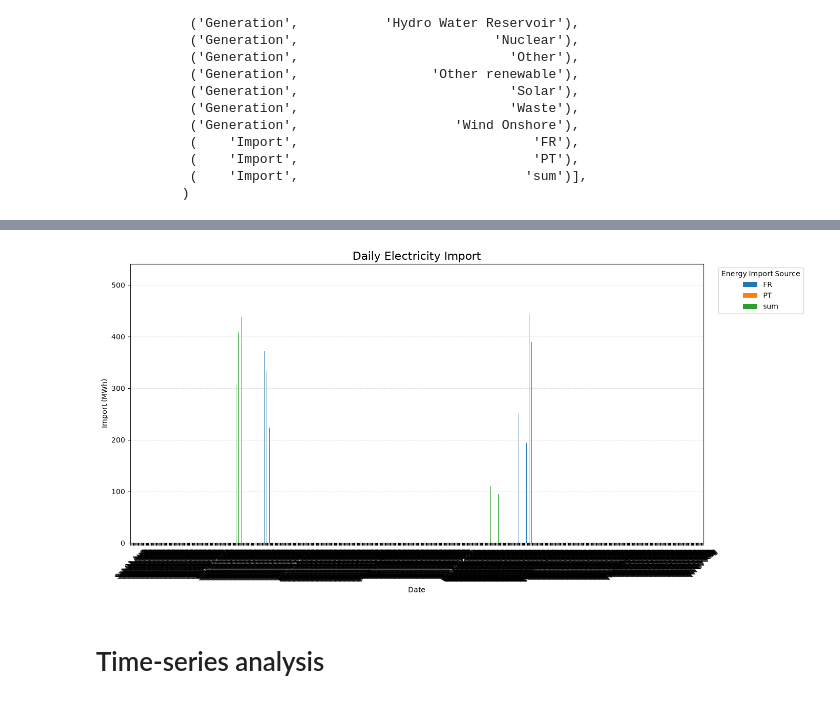
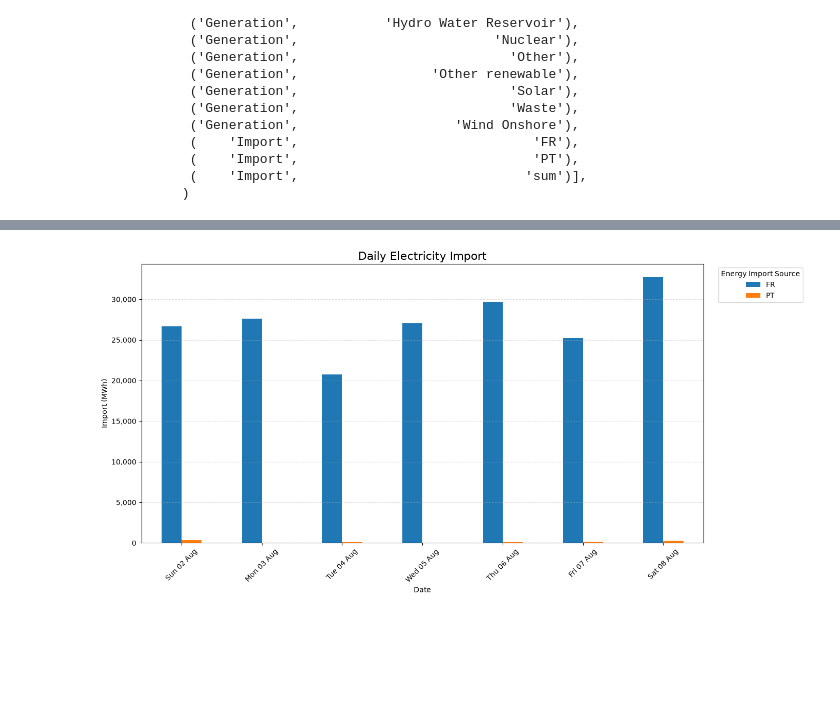
Before and after one commit to DianaDorobantu/electricity-market-brief, a Jupyter notebook: notebooks/entsoe_generation_import_eda.ipynb, the cells around one changed output, grey strips where cells are left out. Drawn from its saved outputs; the diff is of its cells as text; code cells hidden in the pictures; blank space fills up the shorter version.

Commit message:
update generation&import entsoe raw eda

```diff
--- a/notebooks/entsoe_generation_import_eda.ipynb
+++ b/notebooks/entsoe_generation_import_eda.ipynb
@@ -184,10 +186,12 @@ daily_generation_mwh
 # %%
 # Daily IMPORT by location source in MWh
-daily_import_mwh = df.xs(
-    "Import",
-    axis=1,
-    level=0
-).resample("D").sum()  * 0.25
+daily_import_mwh = (
+    df.xs("Import", axis=1, level=0)
+    .drop(columns="sum")
+    .resample("D")
+    .sum()
+    * 0.25
+)
 
 daily_import_mwh
 # %% [output]
@@ -259,7 +263,7 @@ plt.show()
 
 fig, ax = plt.subplots(figsize=(14, 7))
 
-import_mwh.plot(
+daily_import_mwh.plot(
     kind="bar",
     ax=ax
 )
@@ -267,35 +271,33 @@ import_mwh.plot(
 ax.set_title(
     f"Daily Electricity Import",
     fontsize=16,
 )
 
 ax.set_xlabel("Date")
 ax.set_xticklabels(
-    import_mwh.index.strftime("%a %d %b"),
+    daily_import_mwh.index.strftime("%a %d %b"),
     rotation=0
 )
 
 
 ax.set_ylabel("Import (MWh)")
-# ax.yaxis.set_major_formatter( FuncFormatter(lambda x, pos: f"{x:,.0f}") )
+ax.yaxis.set_major_formatter( FuncFormatter(lambda x, pos: f"{x:,.0f}") )
 
 ax.legend(
     title=f"Energy Import Source",
     bbox_to_anchor=(1.02, 1),
     loc="upper left"
 )
 
 ax.grid(
     axis="y",
     linestyle="--",
     alpha=0.4
 )
 
 plt.xticks(rotation=45)
 
 plt.tight_layout()
 plt.show()
 # %% [output]
-[figure, old version]
+[figure, new version]
-# %% [markdown]
-# Time-series analysis
```
Also changed, not shown: parts of 11 cells of this notebook.
